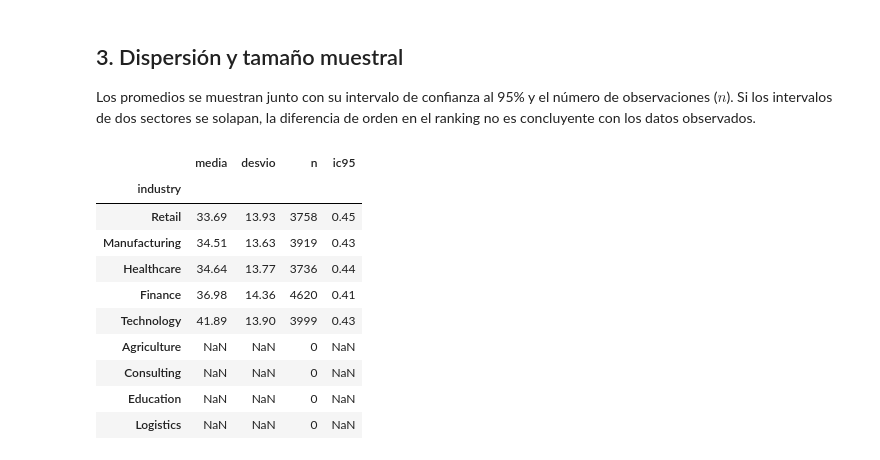
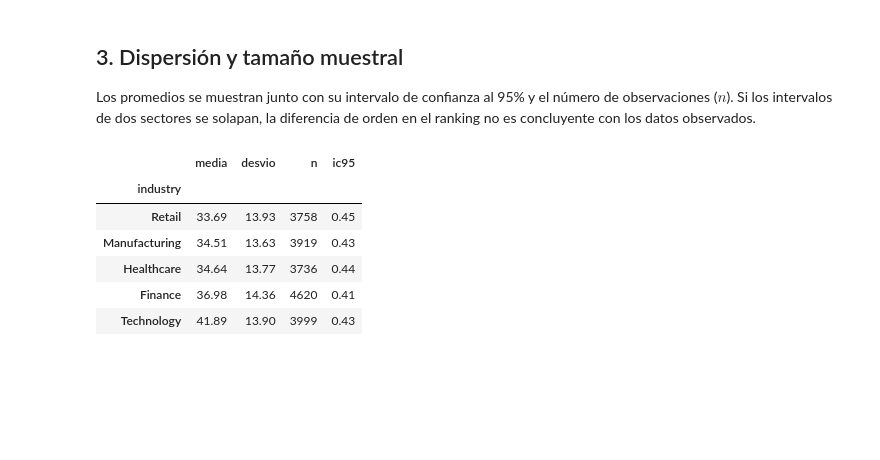
Before and after one commit to TaniaGorosito/aa-2026-entorno, a Jupyter notebook: proyecto_equipo/notebooks/06_tablero_interactivo.ipynb, the cells around one changed output. Saved outputs shown, nothing was run; the diff lists cells and outputs as text; code cells hidden in the pictures; blank space fills up the shorter version.

Commit message:
Actualizar 06_tablero_interactivo con cambios guardados

```diff
--- a/proyecto_equipo/notebooks/06_tablero_interactivo.ipynb
+++ b/proyecto_equipo/notebooks/06_tablero_interactivo.ipynb
@@ -354,41 +507,40 @@ tablero.show()
 
 Los promedios se muestran junto con su intervalo de confianza al 95% y el número de observaciones ($n$). Si los intervalos de dos sectores se solapan, la diferencia de orden en el ranking no es concluyente con los datos observados.
 # %%
+datos_industria = df_tablero[df_tablero['industry'].isin(industrias_principales)].copy()
+datos_industria['industry'] = datos_industria['industry'].astype(str)
+
 stats_industria = (
-    df_tablero.groupby('industry')['ai_adoption_rate']
+    datos_industria.groupby('industry')['ai_adoption_rate']
     .agg(media='mean', desvio='std', n='count')
     .sort_values('media')
 )
 
 stats_industria['error_estandar'] = stats_industria['desvio'] / np.sqrt(stats_industria['n'])
 stats_industria['ic95'] = 1.96 * stats_industria['error_estandar']
 
 display(stats_industria[['media', 'desvio', 'n', 'ic95']].round(2))
 
 fig4 = px.bar(
     stats_industria.reset_index(),
     x='media',
     y='industry',
     orientation='h',
     error_x='ic95',
     text='n',
     labels={'media': 'Adopción Media (%)', 'industry': '', 'n': 'Casos (n)'},
     title='Adopción media por industria con intervalo de confianza del 95%'
 )
 
 fig4.update_traces(marker_color='#1F3864', texttemplate='n=%{text:,}', textposition='outside')
 fig4.update_xaxes(range=[0, 100])
 fig4.update_layout(height=380, margin=dict(r=90))
 fig4.show()
 # %% [output]
 |  | media | desvio | n | ic95 |
 | industry |  |  |  |  |
 | Retail | 33.69 | 13.93 | 3758 | 0.45 |
 | Manufacturing | 34.51 | 13.63 | 3919 | 0.43 |
 | Healthcare | 34.64 | 13.77 | 3736 | 0.44 |
 | Finance | 36.98 | 14.36 | 4620 | 0.41 |
 | Technology | 41.89 | 13.90 | 3999 | 0.43 |
-| Agriculture | NaN | NaN | 0 | NaN |
-| Consulting | NaN | NaN | 0 | NaN |
-| Education | NaN | NaN | 0 | NaN |
-| Logistics | NaN | NaN | 0 | NaN |
```
Also changed, not shown: parts of 1 cell of this notebook.
